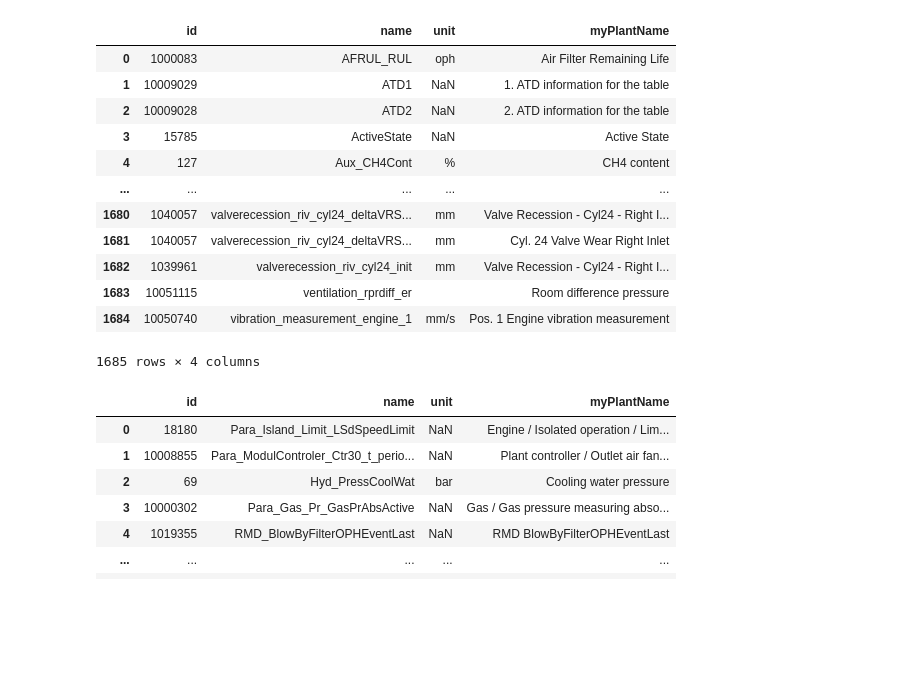
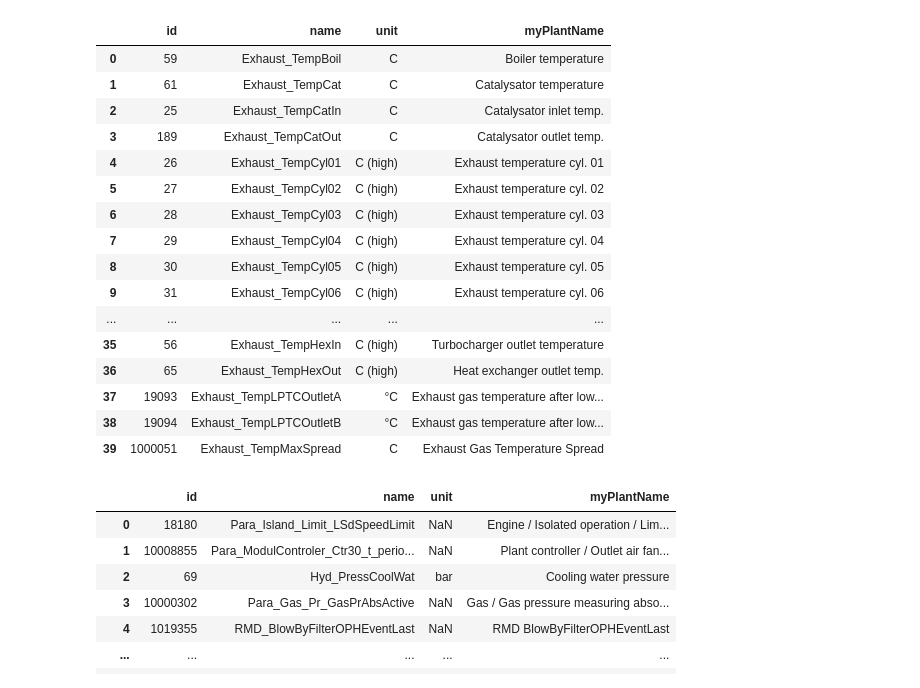
Before and after one commit to dieterch/statemachine, a Jupyter notebook: dataitems.ipynb, the cells around one changed output. Drawn from its saved outputs; the diff is of its cells as text; code cells hidden in the pictures; blank space fills up the shorter version.

Commit message:
statemachine changes for type 9

```diff
--- a/dataitems.ipynb
+++ b/dataitems.ipynb
@@ -7,25 +7,29 @@ d;
 # %%
 def sfun(x):
     return \
-    (("a".upper() in str(x['name']).upper()) and
+    (("Exhaust_Temp".upper() in str(x['name']).upper()) and
      #("temp".upper() in str(x['name']).upper()) and
      not str(x['name']).startswith('Para'))
 
 d[d.apply(lambda x: sfun(x), axis=1)].sort_values(by = "name",ascending=True).reset_index(drop='index')
 # %% [output]
 |  | id | name | unit | myPlantName |
-| 0 | 1000083 | AFRUL_RUL | oph | Air Filter Remaining Life |
-| 1 | 10009029 | ATD1 | NaN | 1. ATD information for the table |
-| 2 | 10009028 | ATD2 | NaN | 2. ATD information for the table |
-| 3 | 15785 | ActiveState | NaN | Active State |
-| 4 | 127 | Aux_CH4Cont | % | CH4 content |
+| 0 | 59 | Exhaust_TempBoil | C | Boiler temperature |
+| 1 | 61 | Exhaust_TempCat | C | Catalysator temperature |
+| 2 | 25 | Exhaust_TempCatIn | C | Catalysator inlet temp. |
+| 3 | 189 | Exhaust_TempCatOut | C | Catalysator outlet temp. |
+| 4 | 26 | Exhaust_TempCyl01 | C (high) | Exhaust temperature cyl. 01 |
+| 5 | 27 | Exhaust_TempCyl02 | C (high) | Exhaust temperature cyl. 02 |
+| 6 | 28 | Exhaust_TempCyl03 | C (high) | Exhaust temperature cyl. 03 |
+| 7 | 29 | Exhaust_TempCyl04 | C (high) | Exhaust temperature cyl. 04 |
+| 8 | 30 | Exhaust_TempCyl05 | C (high) | Exhaust temperature cyl. 05 |
+| 9 | 31 | Exhaust_TempCyl06 | C (high) | Exhaust temperature cyl. 06 |
 | ... | ... | ... | ... | ... |
-| 1680 | 1040057 | valverecession_riv_cyl24_deltaVRS... | mm | Valve Recession - Cyl24 - Right I... |
-| 1681 | 1040057 | valverecession_riv_cyl24_deltaVRS... | mm | Cyl. 24 Valve Wear Right Inlet |
-| 1682 | 1039961 | valverecession_riv_cyl24_init | mm | Valve Recession - Cyl24 - Right I... |
-| 1683 | 10051115 | ventilation_rprdiff_er |  | Room difference pressure |
-| 1684 | 10050740 | vibration_measurement_engine_1 | mm/s | Pos. 1 Engine vibration measurement |
+| 35 | 56 | Exhaust_TempHexIn | C (high) | Turbocharger outlet temperature |
+| 36 | 65 | Exhaust_TempHexOut | C (high) | Heat exchanger outlet temp. |
+| 37 | 19093 | Exhaust_TempLPTCOutletA | °C | Exhaust gas temperature after low... |
+| 38 | 19094 | Exhaust_TempLPTCOutletB | °C | Exhaust gas temperature after low... |
+| 39 | 1000051 | Exhaust_TempMaxSpread | C | Exhaust Gas Temperature Spread |
-1685 rows × 4 columns
 # %%
 import pandas as pd
 pd.options.mode.chained_assignment = None # default warn => SettingWithCopyWarning
```
Also changed, not shown: 10 other files.
